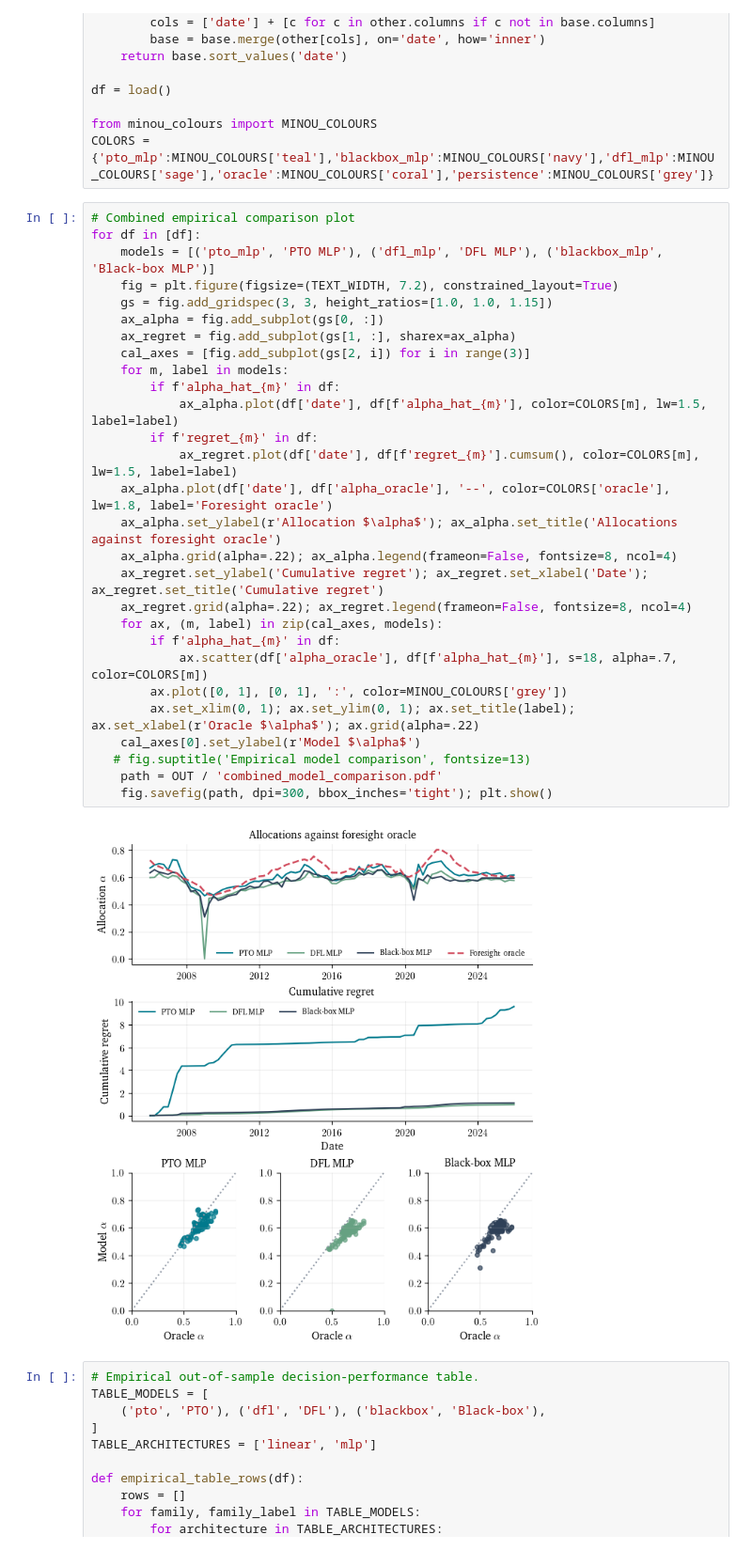
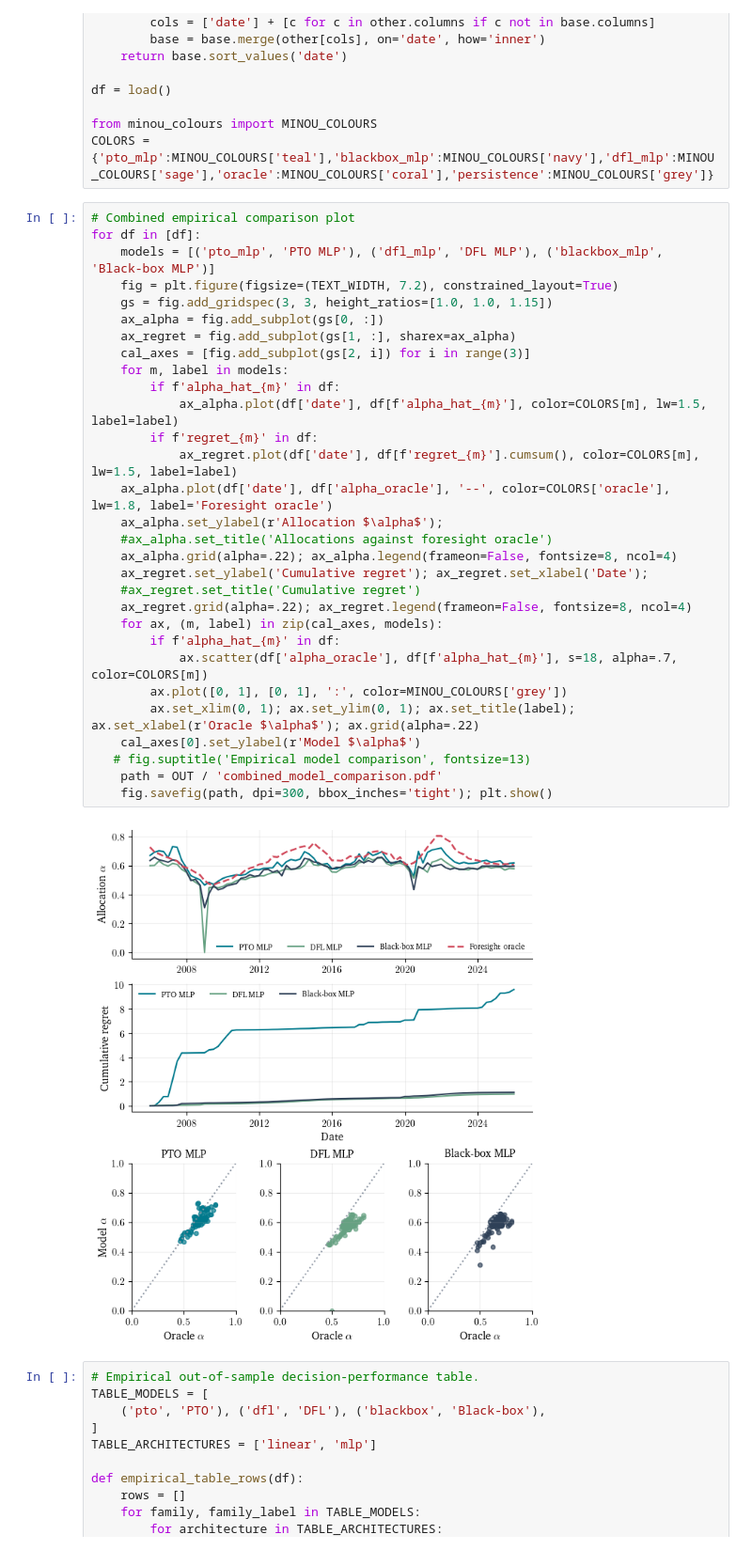
Before and after one commit to okeeffe-hannah/Decision_Focused_Learning_for_Capital_Allocation, a Jupyter notebook: dfl_for_capital_allocation/empirical/notebooks/05_empirical_thesis_figures.ipynb, the cells around one changed output. Shown at 94% size. Drawn from its saved outputs; the diff is of its cells as text.

```diff
--- a/dfl_for_capital_allocation/empirical/notebooks/05_empirical_thesis_figures.ipynb
+++ b/dfl_for_capital_allocation/empirical/notebooks/05_empirical_thesis_figures.ipynb
@@ -32,33 +32,35 @@ COLORS = {'pto_mlp':MINOU_COLOURS['teal'],'blackbox_mlp':MINOU_COLOURS['navy'],'
 # %%
 # Combined empirical comparison plot
 for df in [df]:
     models = [('pto_mlp', 'PTO MLP'), ('dfl_mlp', 'DFL MLP'), ('blackbox_mlp', 'Black-box MLP')]
     fig = plt.figure(figsize=(TEXT_WIDTH, 7.2), constrained_layout=True)
     gs = fig.add_gridspec(3, 3, height_ratios=[1.0, 1.0, 1.15])
     ax_alpha = fig.add_subplot(gs[0, :])
     ax_regret = fig.add_subplot(gs[1, :], sharex=ax_alpha)
     cal_axes = [fig.add_subplot(gs[2, i]) for i in range(3)]
     for m, label in models:
         if f'alpha_hat_{m}' in df:
             ax_alpha.plot(df['date'], df[f'alpha_hat_{m}'], color=COLORS[m], lw=1.5, label=label)
         if f'regret_{m}' in df:
             ax_regret.plot(df['date'], df[f'regret_{m}'].cumsum(), color=COLORS[m], lw=1.5, label=label)
     ax_alpha.plot(df['date'], df['alpha_oracle'], '--', color=COLORS['oracle'], lw=1.8, label='Foresight oracle')
-    ax_alpha.set_ylabel(r'Allocation $\alpha$'); ax_alpha.set_title('Allocations against foresight oracle')
+    ax_alpha.set_ylabel(r'Allocation $\alpha$');
+    #ax_alpha.set_title('Allocations against foresight oracle')
     ax_alpha.grid(alpha=.22); ax_alpha.legend(frameon=False, fontsize=8, ncol=4)
-    ax_regret.set_ylabel('Cumulative regret'); ax_regret.set_xlabel('Date'); ax_regret.set_title('Cumulative regret')
+    ax_regret.set_ylabel('Cumulative regret'); ax_regret.set_xlabel('Date');
+    #ax_regret.set_title('Cumulative regret')
     ax_regret.grid(alpha=.22); ax_regret.legend(frameon=False, fontsize=8, ncol=4)
     for ax, (m, label) in zip(cal_axes, models):
         if f'alpha_hat_{m}' in df:
             ax.scatter(df['alpha_oracle'], df[f'alpha_hat_{m}'], s=18, alpha=.7, color=COLORS[m])
         ax.plot([0, 1], [0, 1], ':', color=MINOU_COLOURS['grey'])
         ax.set_xlim(0, 1); ax.set_ylim(0, 1); ax.set_title(label); ax.set_xlabel(r'Oracle $\alpha$'); ax.grid(alpha=.22)
     cal_axes[0].set_ylabel(r'Model $\alpha$')
    # fig.suptitle('Empirical model comparison', fontsize=13)
     path = OUT / 'combined_model_comparison.pdf'
     fig.savefig(path, dpi=300, bbox_inches='tight'); plt.show()
 # %% [output]
-[figure, old version]
+[figure, new version]
 # %%
 # Empirical out-of-sample decision-performance table.
 TABLE_MODELS = [
```
Also changed, not shown: 4 other files.
